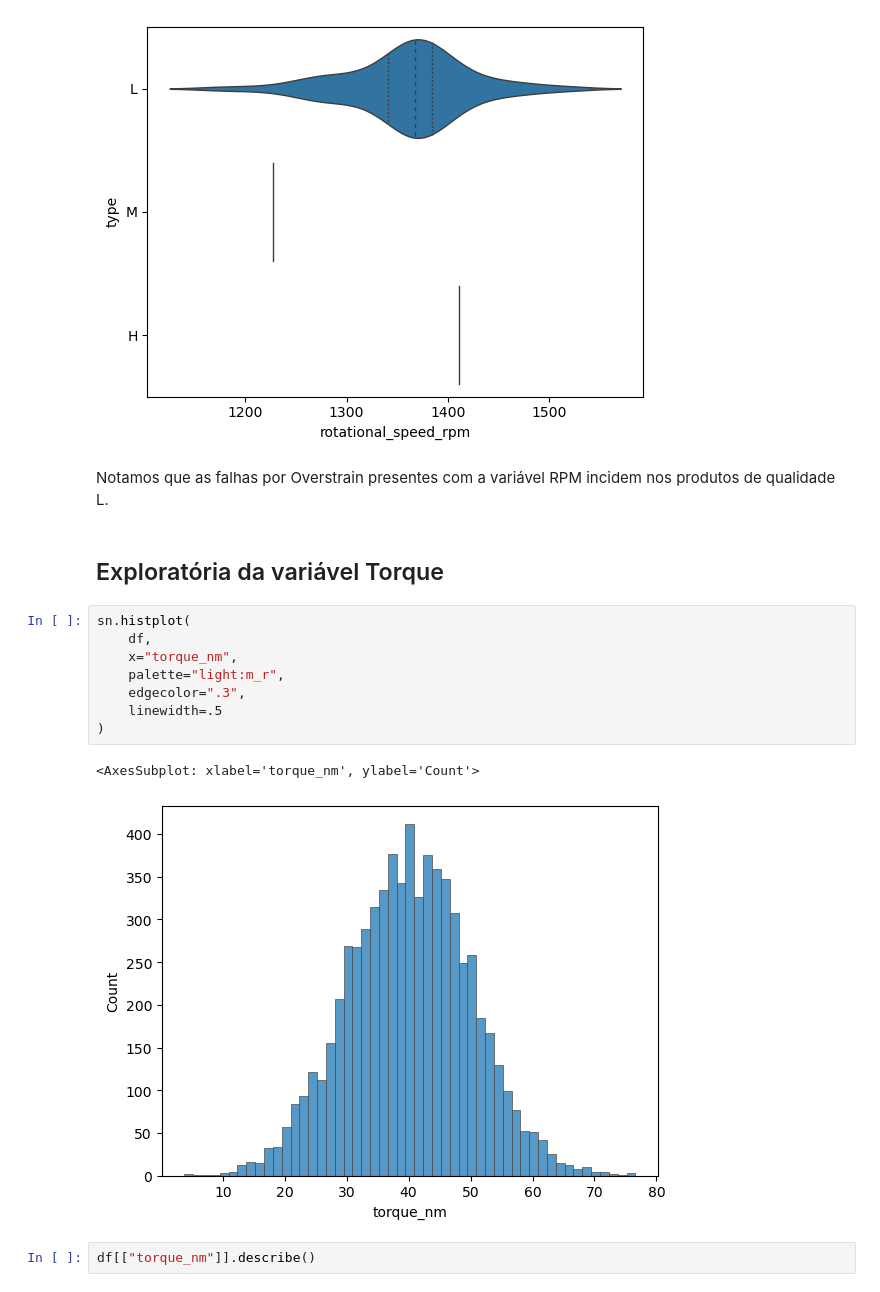
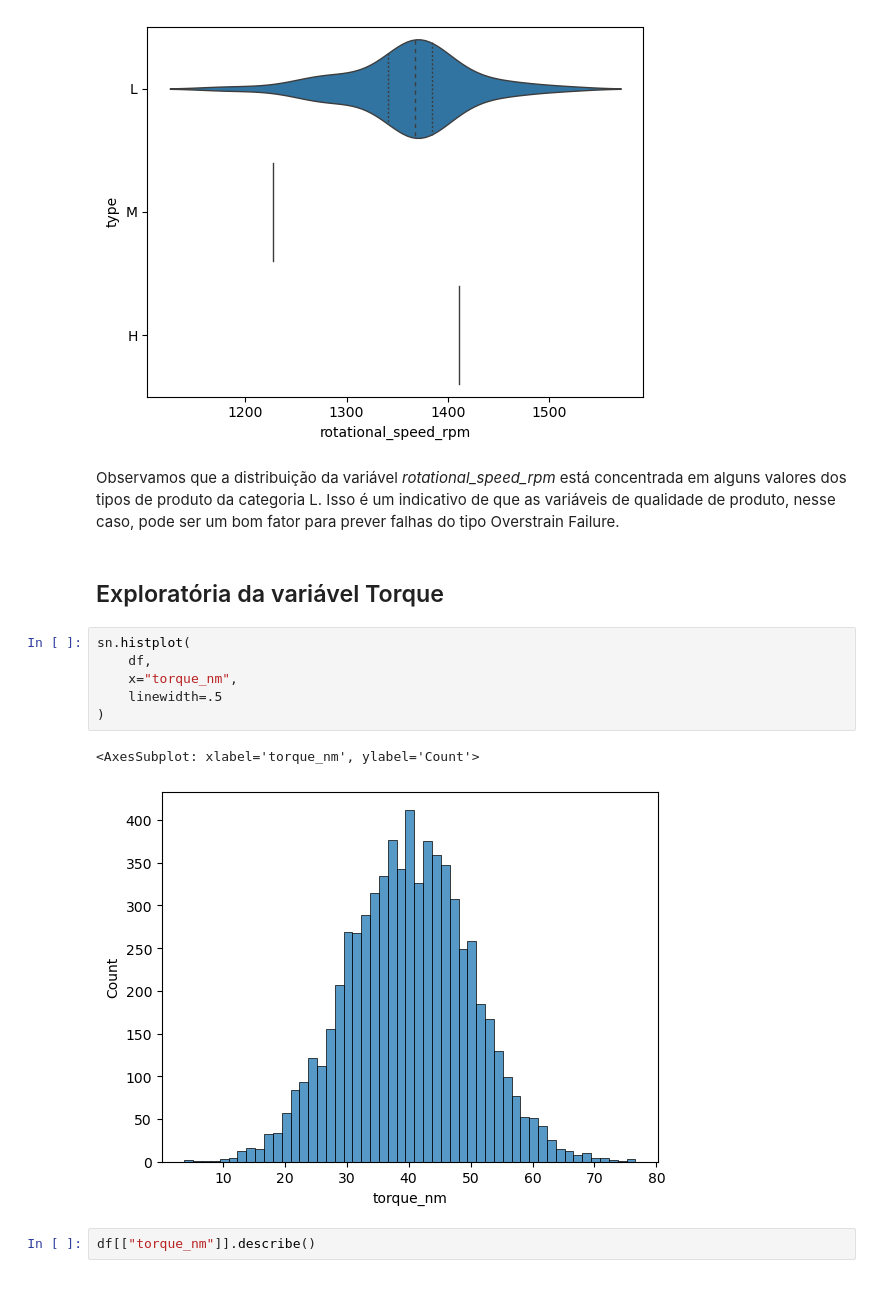
Before and after one commit to rauenh/desafio-cd-manutencao-preventiva, a Jupyter notebook: Notebooks/Relatorio.ipynb, the cells around one changed output. Cells and saved outputs as stored; diff of their text form.

```diff
--- a/Notebooks/Relatorio.ipynb
+++ b/Notebooks/Relatorio.ipynb
@@ -218,20 +224,18 @@ sn.violinplot(data=df.query("failure_type == 'Overstrain Failure'"), x="rotation
 <AxesSubplot: xlabel='rotational_speed_rpm', ylabel='type'>
 [figure]
 # %% [markdown]
-Notamos que as falhas por Overstrain presentes com a variável RPM incidem nos produtos de qualidade L.
+Observamos que a distribuição da variável *rotational_speed_rpm* está concentrada em alguns valores dos tipos de produto da categoria L. Isso é um indicativo de que as variáveis de qualidade de produto, nesse caso, pode ser um bom fator para prever falhas do tipo Overstrain Failure.
 # %% [markdown]
 ## Exploratória da variável Torque
 # %%
 sn.histplot(
     df,
     x="torque_nm",
-    palette="light:m_r",
-    edgecolor=".3",
     linewidth=.5
 )
 # %% [output]
 <AxesSubplot: xlabel='torque_nm', ylabel='Count'>
-[figure, old version]
+[figure, new version]
 # %%
 df[["torque_nm"]].describe()
 # %% [output]
```
Also changed, not shown: parts of 21 cells of this notebook, 1 other file.
